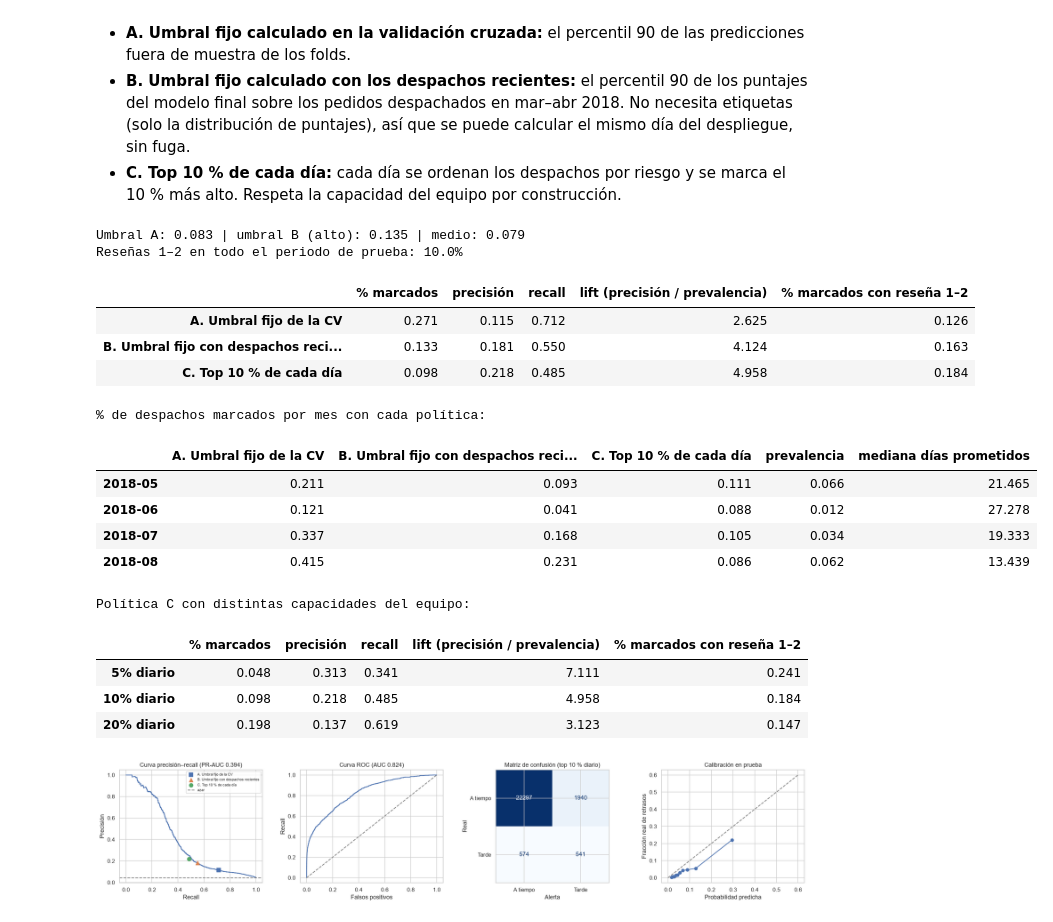
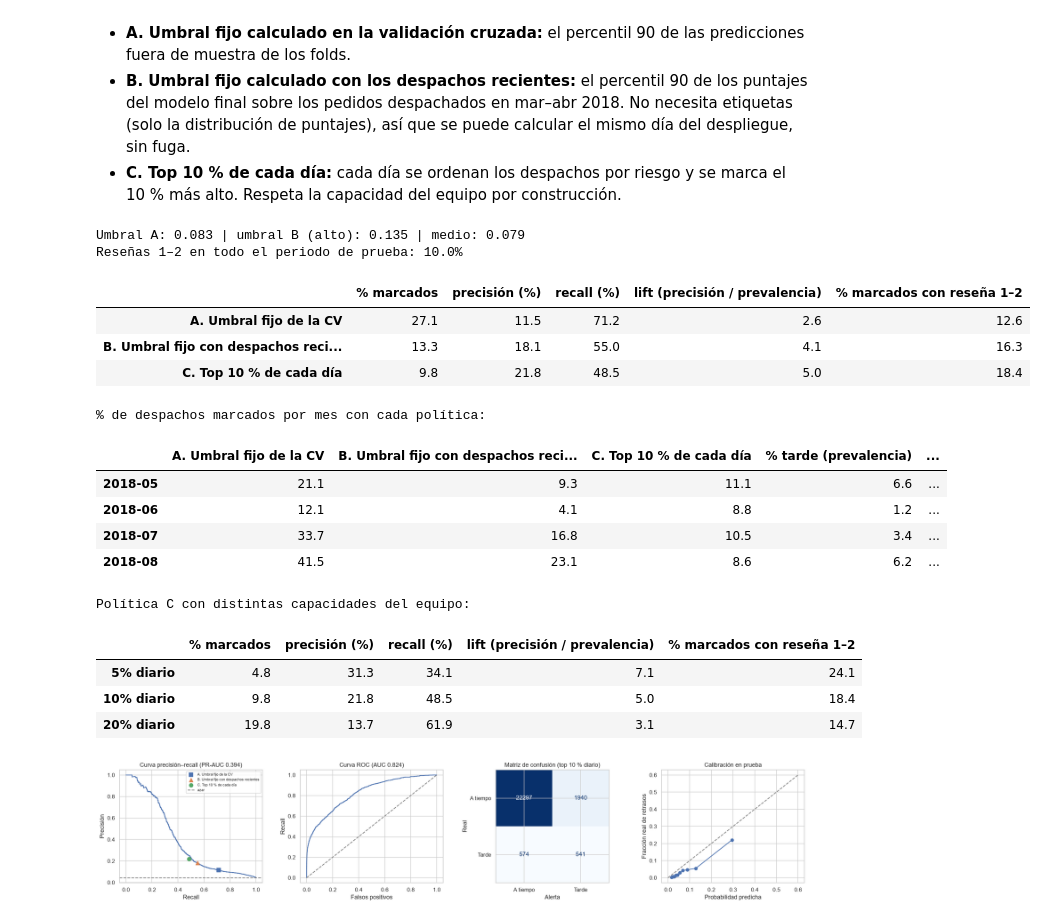
Before and after one commit to AndresVelez31/FinalProject-MachineLearning, a Jupyter notebook: model_development.ipynb, the cells around one changed output. Drawn from its saved outputs; the diff is of its cells as text; code cells hidden in the pictures.

```diff
--- a/model_development.ipynb
+++ b/model_development.ipynb
@@ -400,12 +732,18 @@ by_state.round(2).head(10)
 ### 5.5 Precio, flete y peso: distribuciones y atípicos
 # %%
 num_cols = ["price", "freight", "weight_g", "volume_cm3", "distance_km", "promised_days"]
-fig, axes = plt.subplots(2, len(num_cols), figsize=(16, 5.5))
+units = {"price": "Valor de los productos (R$)", "freight": "Valor del flete (R$)", "weight_g": "Peso (g)",
+         "volume_cm3": "Volumen (cm³)", "distance_km": "Distancia vendedor–cliente (km)",
+         "promised_days": "Días prometidos"}
+fig, axes = plt.subplots(2, len(num_cols), figsize=(19, 7))
 for i, col in enumerate(num_cols):
     sns.histplot(df[col].dropna(), bins=50, ax=axes[0, i], color="steelblue")
-    axes[0, i].set(title=col, xlabel="", ylabel="")
+    axes[0, i].set(title=col, xlabel=units[col], ylabel="Número de pedidos" if i == 0 else "")
     sns.histplot(np.log1p(df[col].dropna().clip(lower=0)), bins=50, ax=axes[1, i], color="darkorange")
-    axes[1, i].set(title=f"log1p({col})", xlabel="", ylabel="")
+    axes[1, i].set(title=f"log1p({col})", xlabel=f"log(1 + {units[col].split(' (')[0].lower()})",
+                   ylabel="Número de pedidos" if i == 0 else "")
+fig.suptitle("Arriba: escala original (casi todo se aplasta a la izquierda por unos pocos valores extremos). "
+             "Abajo: después de log1p.", y=1.01)
 plt.tight_layout(); plt.show()
 
 desc = df[num_cols].describe(percentiles=[.01, .5, .99]).T
@@ -661,13 +1000,19 @@ print(f"{len(BASE_NUM)} numéricas + {len(CAT)} categóricas → {Xt.shape[1]} c
 print("Categorías agrupadas como 'infrequent':",
       {c: len(v) for c, v in zip(CAT, pre.named_transformers_["cat"]["onehot"].infrequent_categories_) if v is not None})
 
-fig, axes = plt.subplots(2, 4, figsize=(16, 5.5))
-for i, col in enumerate(["price", "freight", "approval_hours", "slack_at_ship"]):
+units = {"price": "Valor de los productos (R$)", "freight": "Valor del flete (R$)",
+         "approval_hours": "Horas hasta aprobar el pago", "slack_at_ship": "Colchón al despachar (días)"}
+fig, axes = plt.subplots(2, 4, figsize=(17, 6.5))
+for i, col in enumerate(units):
     sns.histplot(train[col].dropna(), bins=50, ax=axes[0, i], color="steelblue")
-    axes[0, i].set(title=f"{col} (original)", xlabel="", ylabel="")
+    axes[0, i].set(title=f"{col} (original)", xlabel=units[col], ylabel="Número de pedidos" if i == 0 else "")
     tcol = next(n for n in Xt.columns if n.endswith("__" + col))
+    steps = "log1p → recorte → estandarizar" if tcol.startswith("log__") else "recorte → estandarizar"
     sns.histplot(Xt[tcol], bins=50, ax=axes[1, i], color="darkorange")
-    axes[1, i].set(title=f"{tcol} (transformada)", xlabel="", ylabel="")
+    axes[1, i].set(title=f"{tcol}" + chr(10) + f"({steps})", xlabel="Desviaciones estándar respecto al promedio",
+                   ylabel="Número de pedidos" if i == 0 else "")
+fig.suptitle("Arriba: valores originales. Abajo: lo que recibe el modelo (0 = promedio; ±1 = una desviación estándar). "
+             "Las barras en los bordes son los valores extremos recortados.", y=1.01)
 plt.tight_layout(); plt.show()
 # %% [output]
 19 numéricas + 4 categóricas → 76 columnas después del preprocesamiento
@@ -1470,51 +1817,60 @@ ship_day = test.order_delivered_carrier_date.dt.normalize().values
 daily_rank = pd.Series(p_test).groupby(ship_day).rank(pct=True, ascending=False).values
 
 
 def ops_metrics(flag):
     tp = (flag & (y_test == 1)).sum()
     return {"% marcados": flag.mean(), "precisión": tp / max(flag.sum(), 1), "recall": tp / y_test.sum(),
             "lift (precisión / prevalencia)": tp / max(flag.sum(), 1) / y_test.mean(),
             "% marcados con reseña 1–2": np.nanmean(test.bad_review.values[flag])}
 
 
 policies = {
     "A. Umbral fijo de la CV": p_test >= np.nanquantile(oof, 1 - CAPACITY),
     "B. Umbral fijo con despachos recientes": p_test >= THRESHOLD,
     "C. Top 10 % de cada día": daily_rank <= CAPACITY,
 }
+PCT_COLS = {"% marcados": "% marcados", "precisión": "precisión (%)", "recall": "recall (%)",
+            "% marcados con reseña 1–2": "% marcados con reseña 1–2"}
+
+
+def as_pct(t):
+    return t.assign(**{c: t[c] * 100 for c in PCT_COLS}).rename(columns=PCT_COLS).round(1)
+
+
 ops = pd.DataFrame({k: ops_metrics(v) for k, v in policies.items()}).T
 HEADLINE = ops.loc["C. Top 10 % de cada día"].to_dict()
 print(f"Umbral A: {np.nanquantile(oof, 1 - CAPACITY):.3f} | umbral B (alto): {THRESHOLD:.3f} | medio: {MEDIUM:.3f}")
 print(f"Reseñas 1–2 en todo el periodo de prueba: {np.nanmean(test.bad_review):.1%}")
-display(ops.round(3))
+display(as_pct(ops))
 
 by_month = pd.DataFrame({k: pd.Series(v).groupby(test.purchase_month.values).mean() for k, v in policies.items()})
-by_month["prevalencia"] = pd.Series(y_test).groupby(test.purchase_month.values).mean()
+by_month["% tarde (prevalencia)"] = pd.Series(y_test).groupby(test.purchase_month.values).mean()
+by_month *= 100
 by_month["mediana días prometidos"] = test.groupby("purchase_month").promised_days.median().values
 print("% de despachos marcados por mes con cada política:")
-display(by_month.round(3))
+display(by_month.round(1))
 
 capacity_table = pd.DataFrame({f"{c:.0%} diario": ops_metrics(daily_rank <= c) for c in [0.05, 0.10, 0.20]}).T
 print("Política C con distintas capacidades del equipo:")
-capacity_table.round(3)
+as_pct(capacity_table)
 # %% [output]
 Umbral A: 0.083 | umbral B (alto): 0.135 | medio: 0.079
 Reseñas 1–2 en todo el periodo de prueba: 10.0%
-|  | % marcados | precisión | recall | lift (precisión / prevalencia) | % marcados con reseña 1–2 |
-| A. Umbral fijo de la CV | 0.271 | 0.115 | 0.712 | 2.625 | 0.126 |
-| B. Umbral fijo con despachos reci... | 0.133 | 0.181 | 0.550 | 4.124 | 0.163 |
-| C. Top 10 % de cada día | 0.098 | 0.218 | 0.485 | 4.958 | 0.184 |
+|  | % marcados | precisión (%) | recall (%) | lift (precisión / prevalencia) | % marcados con reseña 1–2 |
+| A. Umbral fijo de la CV | 27.1 | 11.5 | 71.2 | 2.6 | 12.6 |
+| B. Umbral fijo con despachos reci... | 13.3 | 18.1 | 55.0 | 4.1 | 16.3 |
+| C. Top 10 % de cada día | 9.8 | 21.8 | 48.5 | 5.0 | 18.4 |
 % de despachos marcados por mes con cada política:
-|  | A. Umbral fijo de la CV | B. Umbral fijo con despachos reci... | C. Top 10 % de cada día | prevalencia | mediana días prometidos |
-| 2018-05 | 0.211 | 0.093 | 0.111 | 0.066 | 21.465 |
-| 2018-06 | 0.121 | 0.041 | 0.088 | 0.012 | 27.278 |
-| 2018-07 | 0.337 | 0.168 | 0.105 | 0.034 | 19.333 |
-| 2018-08 | 0.415 | 0.231 | 0.086 | 0.062 | 13.439 |
+|  | A. Umbral fijo de la CV | B. Umbral fijo con despachos reci... | C. Top 10 % de cada día | % tarde (prevalencia) | ... |
+| 2018-05 | 21.1 | 9.3 | 11.1 | 6.6 | ... |
+| 2018-06 | 12.1 | 4.1 | 8.8 | 1.2 | ... |
+| 2018-07 | 33.7 | 16.8 | 10.5 | 3.4 | ... |
+| 2018-08 | 41.5 | 23.1 | 8.6 | 6.2 | ... |
 Política C con distintas capacidades del equipo:
-|  | % marcados | precisión | recall | lift (precisión / prevalencia) | % marcados con reseña 1–2 |
-| 5% diario | 0.048 | 0.313 | 0.341 | 7.111 | 0.241 |
-| 10% diario | 0.098 | 0.218 | 0.485 | 4.958 | 0.184 |
-| 20% diario | 0.198 | 0.137 | 0.619 | 3.123 | 0.147 |
+|  | % marcados | precisión (%) | recall (%) | lift (precisión / prevalencia) | % marcados con reseña 1–2 |
+| 5% diario | 4.8 | 31.3 | 34.1 | 7.1 | 24.1 |
+| 10% diario | 9.8 | 21.8 | 48.5 | 5.0 | 18.4 |
+| 20% diario | 19.8 | 13.7 | 61.9 | 3.1 | 14.7 |
 # %%
 from sklearn.calibration import calibration_curve
 from sklearn.metrics import ConfusionMatrixDisplay, precision_recall_curve, roc_curve
```
Also changed, not shown: parts of 33 cells of this notebook.
